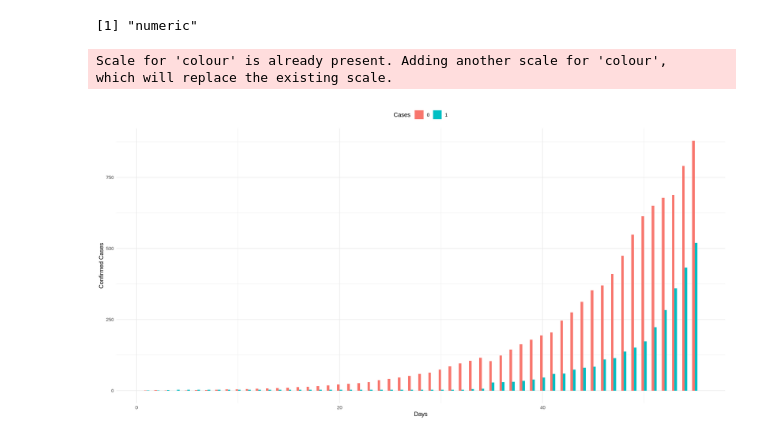
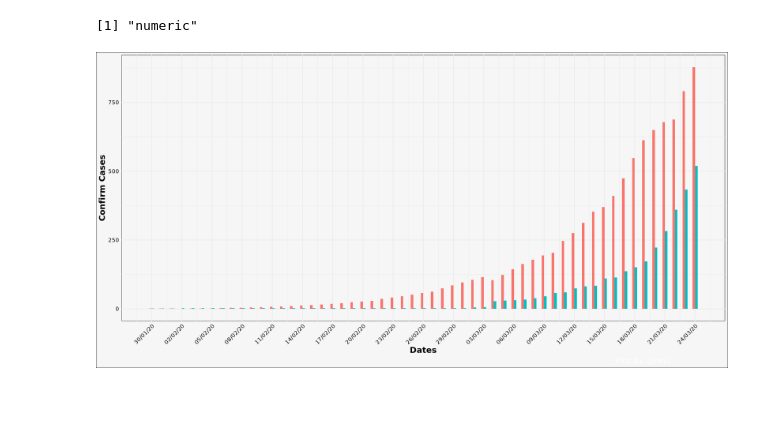
Before and after one commit to ravi-prakash1907/COVID-19-India, a Jupyter notebook: before-lockdown/notebook/Estimate Visualizer.ipynb, the cells around one changed output. Cells and saved outputs as stored; diff of their text form; code cells hidden in the pictures; blank space fills up the shorter version.

```diff
--- a/before-lockdown/notebook/Estimate Visualizer.ipynb
+++ b/before-lockdown/notebook/Estimate Visualizer.ipynb
@@ -127,18 +169,27 @@ class(df$Confirmed)
 | 2 | 1 |
 | 3 | 0 |
 [1] "numeric"
-# %%
-options(repr.plot.width=16, repr.plot.height=8)
-
-# Confirmed cases with Days
-ggplot(df, aes(x = Day, fill = factor(Confirmed))) +
-scale_color_manual(values=c("#999999", "#E69F00", "#56B4E9"))+
-  geom_histogram(binwidth = 0.5, position="dodge") +scale_color_brewer(palette="Accent") +
-  theme_minimal()+theme(legend.position="top")+
-  xlab("Days") +
-  ylab("Confirmed Cases") +
-  labs(fill="Cases")
-# %% [output]
-Scale for 'colour' is already present. Adding another scale for 'colour',
-which will replace the existing scale.
-[figure, removed]
+# %%
+options(repr.plot.width=16, repr.plot.height=8)
+
+# Confirmed cases with Days
+ggplot(df, aes(x = Day, fill = factor(Confirmed))) +
+  geom_histogram(binwidth = 0.5, position="dodge") +scale_color_brewer(palette="Accent") +
+  theme_minimal()+theme(legend.position="top") +
+  labs(x = "Dates", y = "Confirm Cases", fill = "Cases", caption = "Plot by @ravi") +
+
+  scale_x_continuous(label = xLabels, breaks = seq(1, 55, 3)) +
+  theme(axis.text.x = element_text(angle = 45, hjust = 1)) +
+  theme(text = element_text(family = "Gill Sans", color = "#FFFFFF")
+            ,panel.background = element_rect(fill = "#f6f6f6")
+            ,plot.background = element_rect(fill = "#f6f6f6")
+            ,plot.title = element_text(size = 20, face = "bold", color = "#ff0000", hjust = 0.5)
+            ,plot.subtitle = element_text(size = 25, family = "Courier", face = "bold", hjust = 0.5)
+            ,plot.caption = element_text(size = 15, family = "Bookman", face = "italic", hjust = 0.9)
+            ,axis.text.x = element_text(size = 10, angle = 45, hjust = 1, color = "black")
+            ,axis.text.y = element_text(size = 10, hjust = 1, color = "black")
+            ,axis.title = element_text(size = 15, face = "bold", hjust = 0.5, color = "black")
+            ,legend.position = "none"
+  )
+# %% [output]
+[figure, added]
```
Also changed, not shown: parts of 8 cells of this notebook, 1 other file.
